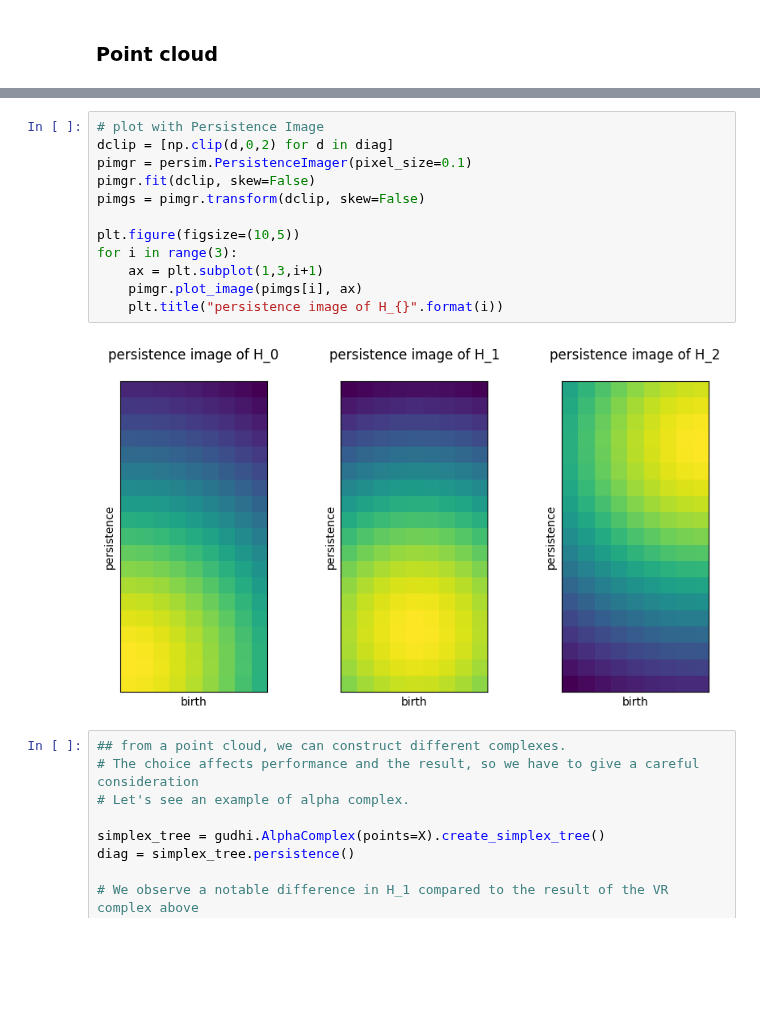
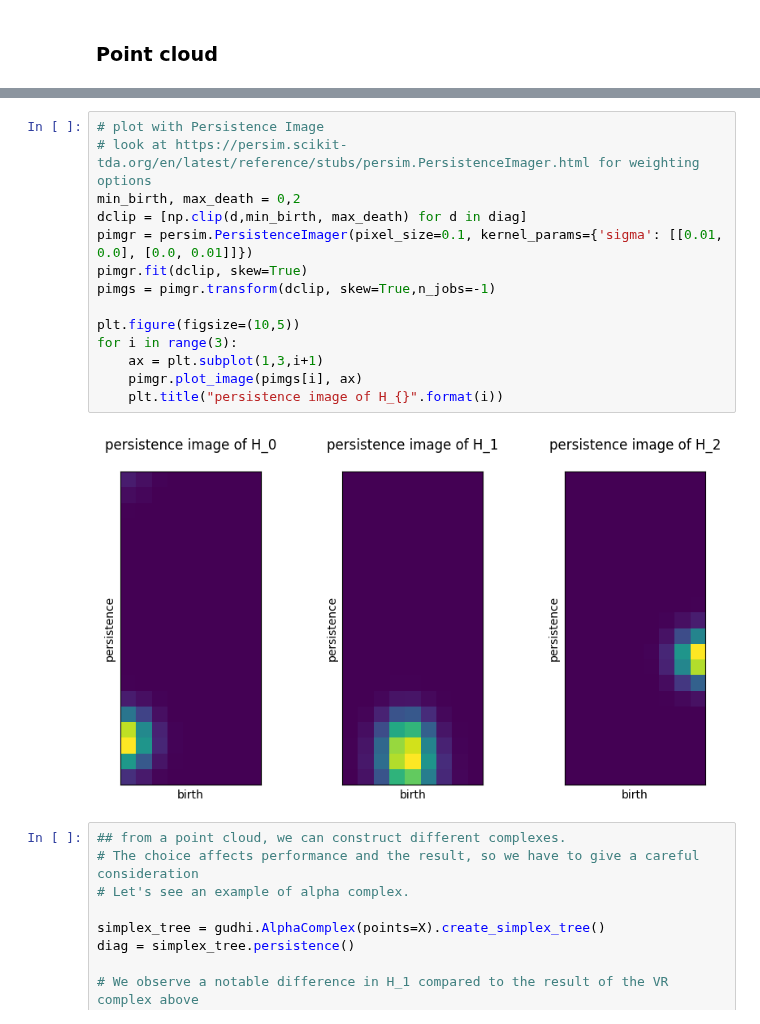
Before and after one commit to shizuo-kaji/TutorialTopologicalDataAnalysis, a Jupyter notebook: TopologicalDataAnalysisWithPython.ipynb, the cells around one changed output, grey strips where cells are left out. Cells and saved outputs as stored; diff of their text form; blank space fills up the shorter version.

```diff
--- a/TopologicalDataAnalysisWithPython.ipynb
+++ b/TopologicalDataAnalysisWithPython.ipynb
@@ -85,17 +85,19 @@ persim.plot_diagrams(diag)
 # %%
 # plot with Persistence Image
-dclip = [np.clip(d,0,2) for d in diag]
-pimgr = persim.PersistenceImager(pixel_size=0.1)
-pimgr.fit(dclip, skew=False)
-pimgs = pimgr.transform(dclip, skew=False)
+# look at https://persim.scikit-tda.org/en/latest/reference/stubs/persim.PersistenceImager.html for weighting options
+min_birth, max_death = 0,2
+dclip = [np.clip(d,min_birth, max_death) for d in diag]
+pimgr = persim.PersistenceImager(pixel_size=0.1, kernel_params={'sigma': [[0.01, 0.0], [0.0, 0.01]]})
+pimgr.fit(dclip, skew=True)
+pimgs = pimgr.transform(dclip, skew=True,n_jobs=-1)
 
 plt.figure(figsize=(10,5))
 for i in range(3):
     ax = plt.subplot(1,3,i+1)
     pimgr.plot_image(pimgs[i], ax)
     plt.title("persistence image of H_{}".format(i))
 # %% [output]
-[figure, old version]
+[figure, new version]
 # %%
 ## from a point cloud, we can construct different complexes.
 # The choice affects performance and the result, so we have to give a careful consideration
```
Also changed, not shown: parts of 2 cells of this notebook.
